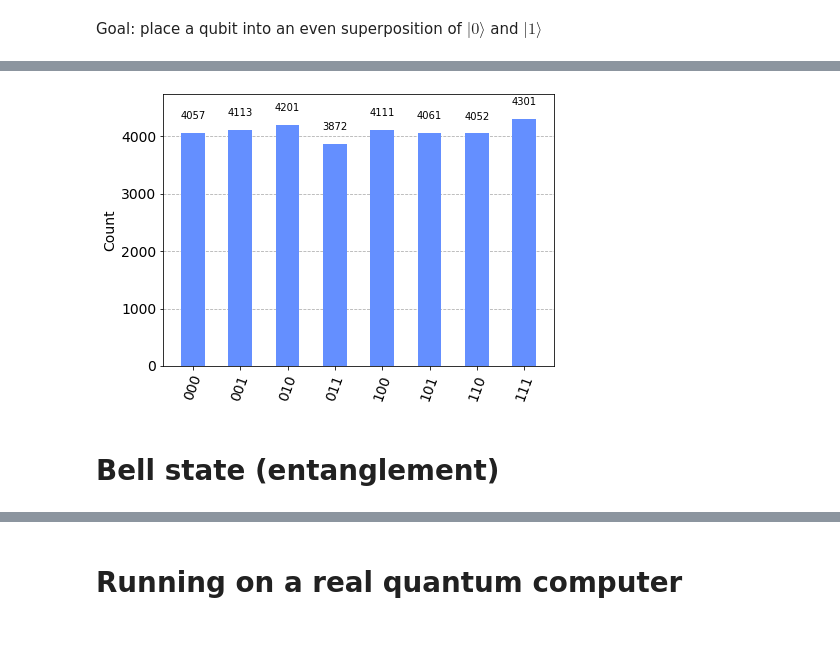
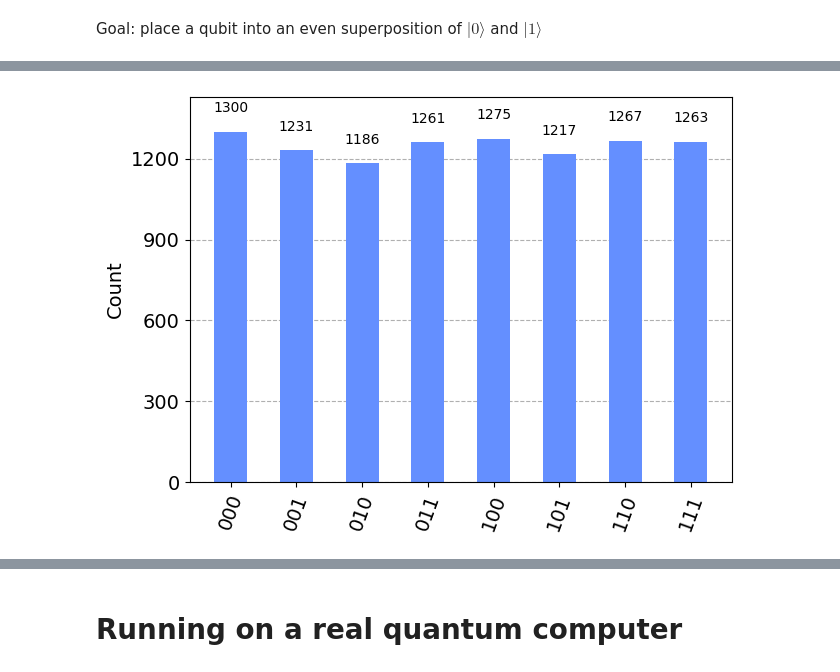
Before and after one commit to joseluisrg/qiskit-workshops-mx, a Jupyter notebook: notebooks/qiskit-workshop-intro-quantum-lab.ipynb, the cells around one changed output, grey strips where cells are left out. Cells and saved outputs as stored; diff of their text form; code cells hidden in the pictures; blank space fills up the shorter version.

```diff
--- a/notebooks/qiskit-workshop-intro-quantum-lab.ipynb
+++ b/notebooks/qiskit-workshop-intro-quantum-lab.ipynb
@@ -84,7 +67,7 @@ Goal: flip the state of a target qubit based on the state of another control qub
 cnot_circ = QuantumCircuit(2,2)
 
 # Comment out the next line to see what happens when the input is left as |0>
-#cnot_circ.x(0)
+cnot_circ.x(0)
 
 # Comment out the next line to see what happens when the target is left as |0>
 #cnot_circ.x(1)
@@ -129,0 +121,5 @@ sp_counts
+# %%
+# (Ejecuta este
+job = sim_backend.run(sp_circ, shots=1)
+sp_counts = job.result().get_counts()
+sp_counts
@@ -144,0 +145,6 @@ sp_circ2.draw()
+# %%
+# Run simulation and plot results
+# Try increasing the number of shots to see how that affects the result
+job = sim_backend.run(sp_circ2, shots=10*100)
+sp_counts = job.result().get_counts()
+sp_counts
@@ -145,10 +160,8 @@ sp_circ2.draw()
 # %%
 # Run simulation and plot results
 # Try increasing the number of shots to see how that affects the result
-job = sim_backend.run(sp_circ2, shots=4*8192)
+job = sim_backend.run(sp_circ2, shots=10*1000)
 sp_counts = job.result().get_counts()
 plot_histogram(sp_counts)
 # %% [output]
-[figure, old version]
+[figure, new version]
-# %% [markdown]
-# Bell state (entanglement)
```
Also changed, not shown: parts of 58 cells of this notebook, 1 other file.
